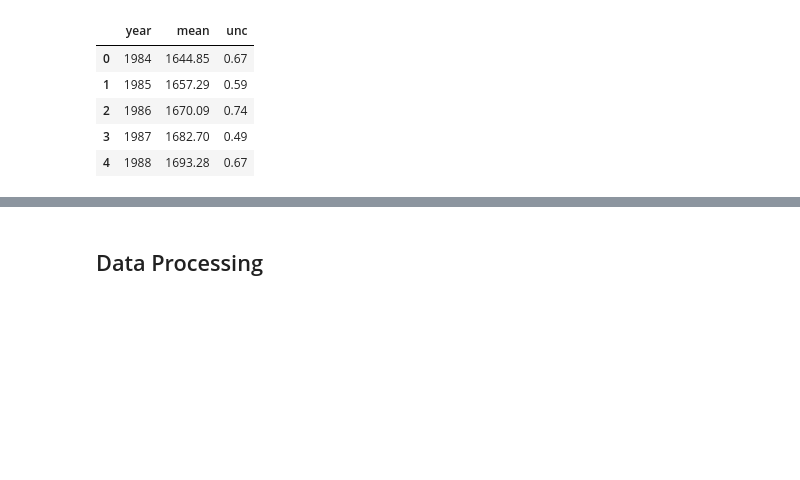
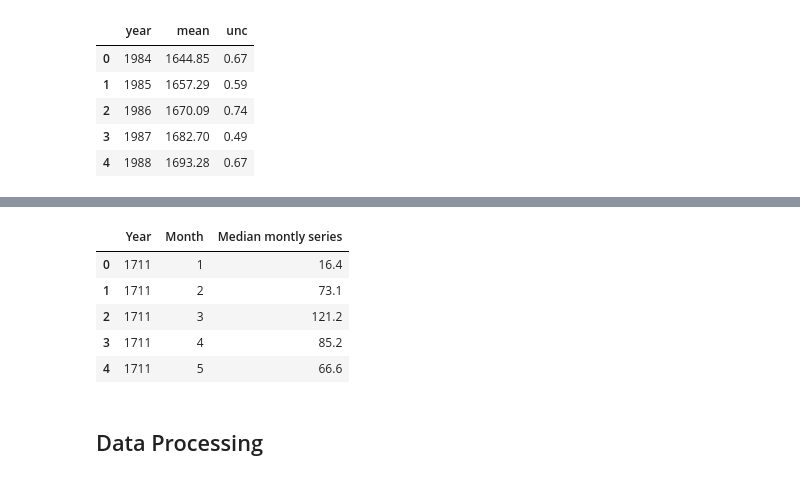
Before and after one commit to claretubs/paleo-present-climate-data, a Jupyter notebook: project.ipynb, the cells around one changed output, grey strips where cells are left out. Saved outputs shown, nothing was run; the diff lists cells and outputs as text; code cells hidden in the pictures; blank space fills up the shorter version.

```diff
--- a/project.ipynb
+++ b/project.ipynb
@@ -102,3 +99,15 @@ mlo_CH4_data.head()
+# %%
+# Load Irish rainfall data.
+rainfall_data = pd.read_csv('data/irish_rainfall.CSV')
+# %%
+rainfall_data.head()
+# %% [output]
+|  | Year | Month | Median montly series |
+| 0 | 1711 | 1 | 16.4 |
+| 1 | 1711 | 2 | 73.1 |
+| 2 | 1711 | 3 | 121.2 |
+| 3 | 1711 | 4 | 85.2 |
+| 4 | 1711 | 5 | 66.6 |
 # %% [markdown]
 ## Data Processing
 # %% [markdown]
```
Also changed, not shown: parts of 7 cells of this notebook, 1 other file.
